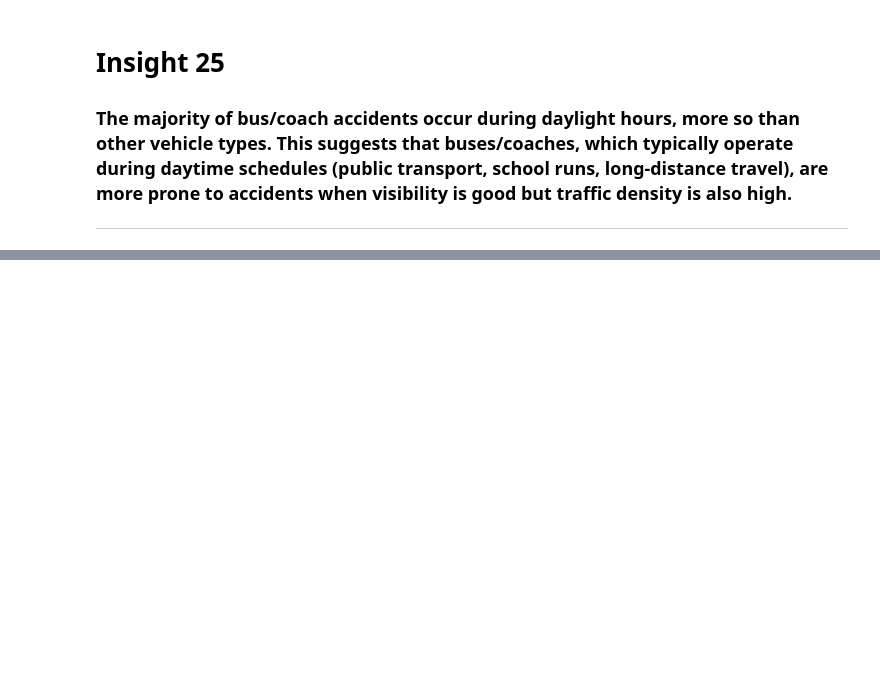
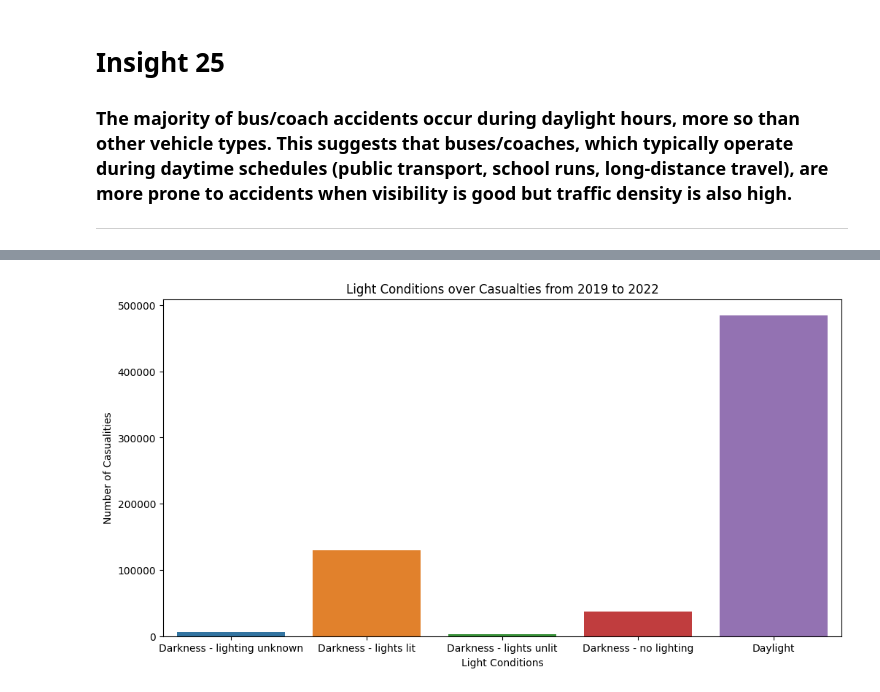
Before and after one commit to leen-ai/data_analytics_activity, a Jupyter notebook: Avtivity2.ipynb, the cells around one changed output, grey strips where cells are left out. Drawn from its saved outputs; the diff is of its cells as text; code cells hidden in the pictures; blank space fills up the shorter version.

```diff
--- a/Avtivity2.ipynb
+++ b/Avtivity2.ipynb
@@ -864,0 +887,12 @@ Name: count, dtype: int64
+# %%
+road_casualties = accident.groupby(['Light_Conditions'])['Number_of_Casualties'].size().reset_index()
+road_casualties
+
+plt.figure(figsize=(12, 6))
+sns.barplot(data=road_casualties, x='Light_Conditions', y='Number_of_Casualties', hue='Light_Conditions')
+plt.xlabel('Light Conditions')
+plt.ylabel('Number of Casualities')
+plt.title('Light Conditions over Casualties from 2019 to 2022')
+plt.show()
+# %% [output]
+[figure, added]
```
Also changed, not shown: parts of 22 cells of this notebook, 1 other file.
